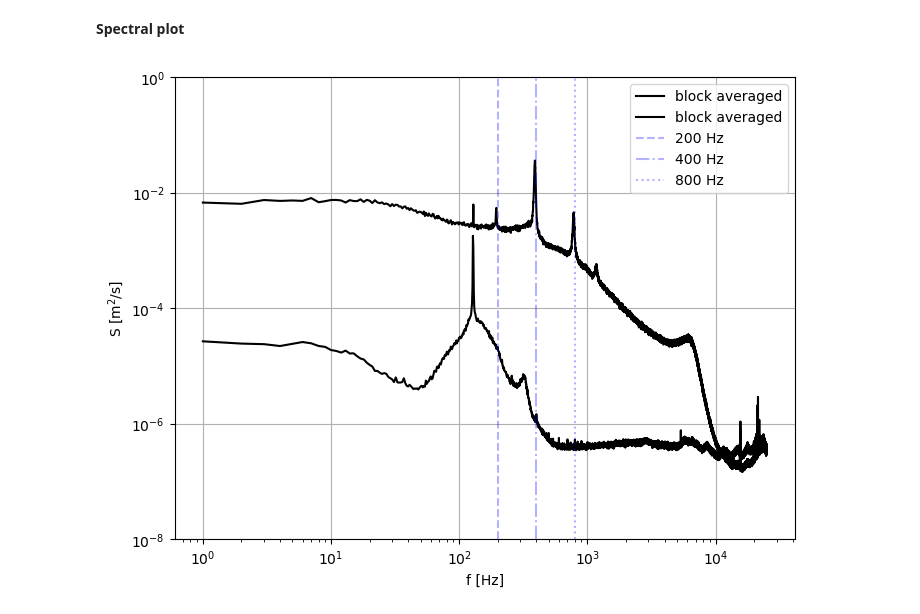
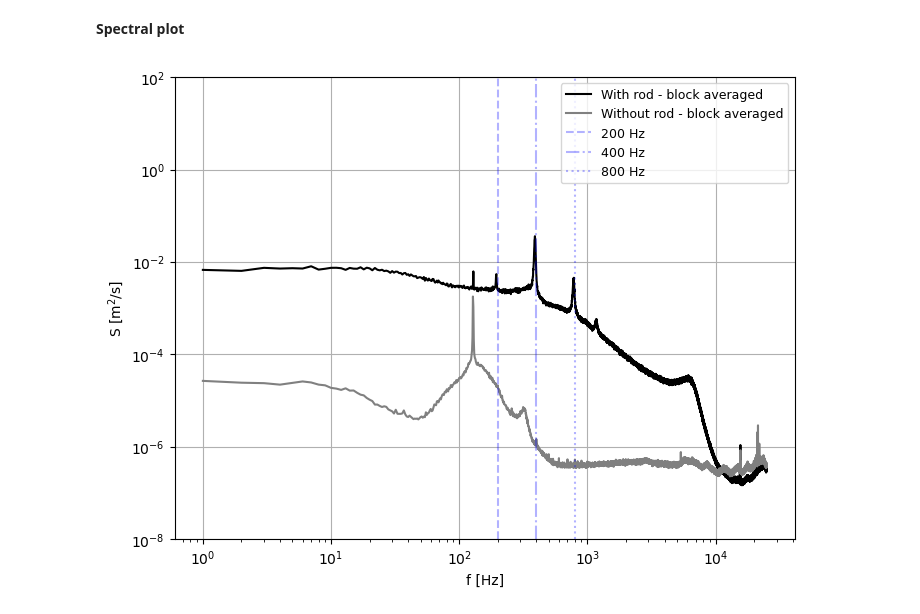
Before and after one commit to VictorLier/ExperimentalFluid, a Jupyter notebook: Hot-wire/spectral_plots_marc_vortex copy.ipynb, the cells around one changed output. Saved outputs shown, nothing was run; the diff lists cells and outputs as text; code cells hidden in the pictures.

```diff
--- a/Hot-wire/spectral_plots_marc_vortex copy.ipynb
+++ b/Hot-wire/spectral_plots_marc_vortex copy.ipynb
@@ -99,22 +99,22 @@ vortex.plot_autocorr()
 # %%
 plt.figure(figsize=figure_size)
 
 f_normal, S_normal, corr_normal = np.loadtxt(r"Measurement\Data\Processed_data\Normal.csv", unpack=True)
 f_vortex, S_vortex, corr_vortex = np.loadtxt(r"Measurement\Data\Processed_data\vortex.csv", unpack=True)
 
-plt.loglog(f_vortex[1:len(f_normal)//2], S_vortex[1:len(f_normal)//2], '-k', label='block averaged')
-plt.loglog(f_normal[1:len(f_normal)//2], S_normal[1:len(f_normal)//2], '-k', label='block averaged')
+plt.loglog(f_vortex[1:len(f_normal)//2], S_vortex[1:len(f_normal)//2], 'black', label='With rod - block averaged')
+plt.loglog(f_normal[1:len(f_normal)//2], S_normal[1:len(f_normal)//2], 'grey', label='Without rod - block averaged')
 plt.xlabel('f [Hz]')
 plt.ylabel(u'S [m$^2$/s]')
 plt.grid()
 
 plt.axvline(x=200, color='b', linestyle='--', label='200 Hz', alpha=0.3)
 plt.axvline(x=400, color='b', linestyle='-.', label='400 Hz', alpha=0.3)
 plt.axvline(x=800, color='b', linestyle=':', label='800 Hz', alpha=0.3)
 
-plt.legend()
-plt.ylim( 1e-8,1)
+plt.legend(loc='upper right', fontsize=9)
+plt.ylim( 1e-8,100)
 
 plt.show()
 # %% [output]
-[figure, old version]
+[figure, new version]
```
